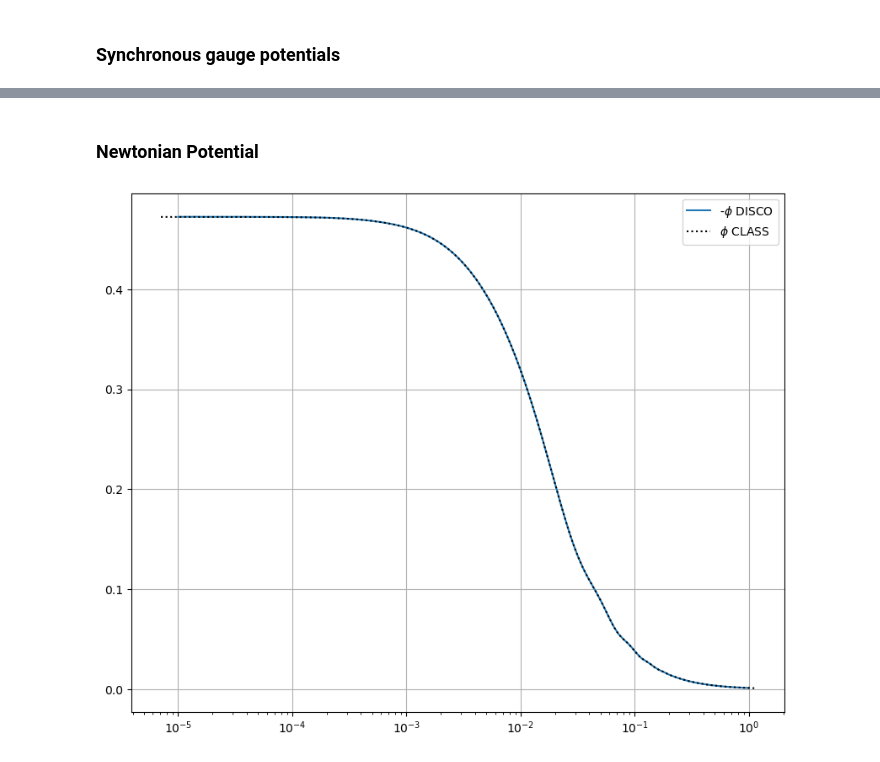
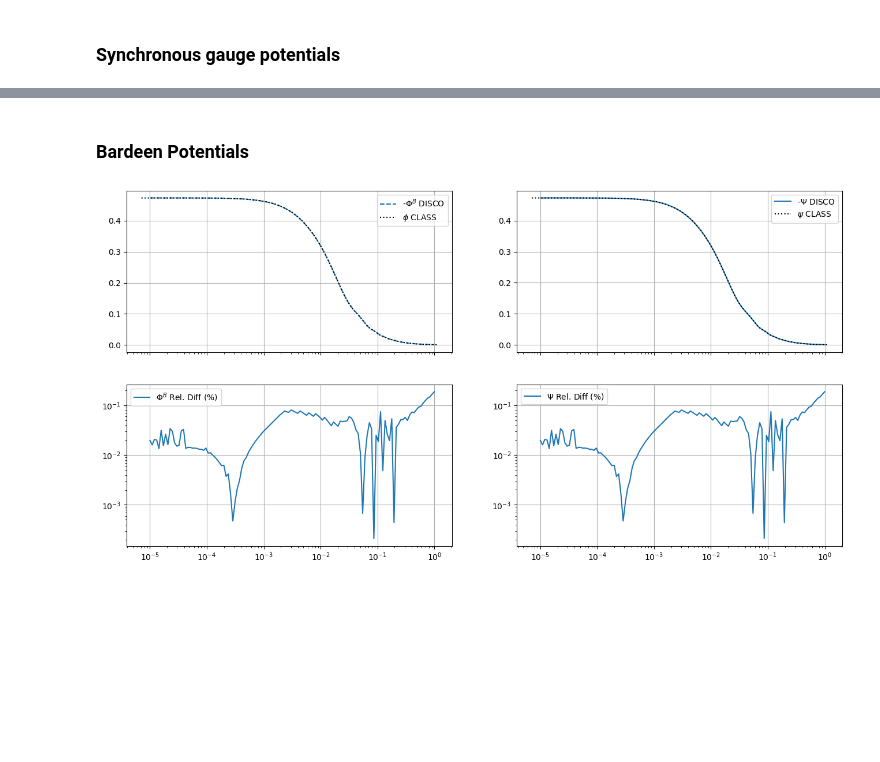
Before and after one commit to EstradaLlesta/DISCO-EB, a Jupyter notebook: notebooks/ClassPotentials.ipynb, the cells around one changed output, grey strips where cells are left out. Drawn from its saved outputs; the diff is of its cells as text; code cells hidden in the pictures; blank space fills up the shorter version.

```diff
--- a/notebooks/ClassPotentials.ipynb
+++ b/notebooks/ClassPotentials.ipynb
@@ -288,2 +262,0 @@ plt.show()
-# %% [markdown]
-### Newtonian Potential
@@ -303,14 +263,37 @@ for i in range(kmodes.shape[0]):
-# %%
-fig, ax = plt.subplots(1,figsize=(10, 8),sharex = True)
-
-ax.semilogx()
-ax.plot(kmodes, -phi_disco[:,-1], label = "-$\\phi$ DISCO")
-# ax.plot(kmodes_w, -phi_disco_w[:,-1], label = "-$\\phi$ w DISCO", linestyle = 'dotted')
-ax.plot(k_class, phi_class[:,-1], label = "$\\phi$ CLASS", color = 'k',linestyle = 'dotted')
-# ax.plot(kmodes, phi_k, label = "$\\phi$ CLASS (pert)")
-ax.legend()
-ax.grid()
-
-plt.show()
-# %% [output]
-[figure, removed]
+# %% [markdown]
+### Bardeen Potentials
+# %%
+# Getting DISCO phi & psi from perturbations output (MB95 eq. 18)
+PhiB_disco, Psi_disco = y[:,:,23], y[:,:,24]
+
+# Interpolating CLASS potentials
+phi_class_interp = interp1d(k_class, phi_class[:,-1])(kmodes)
+psi_class_interp = interp1d(k_class, psi_class[:,-1])(kmodes)
+# %%
+fig, ax = plt.subplots(2,2,figsize=(16, 8),sharex = True)
+
+ax[0,0].semilogx()
+ax[0,0].plot(kmodes, -PhiB_disco[:,-1], label = "-$\\Phi^B$ DISCO", linestyle = 'dashed')
+ax[0,0].plot(k_class, phi_class[:,-1], label = "$\\phi$ CLASS", color = 'k',linestyle = 'dotted')
+ax[0,0].legend()
+ax[0,0].grid()
+
+ax[1,0].loglog()
+ax[1,0].plot(kmodes, np.abs(phi_class_interp - (-PhiB_disco[:,-1]))/phi_class_interp*100, label = "$\\Phi^B$ Rel. Diff $(\\%)$")
+ax[1,0].legend()
+ax[1,0].grid()
+
+ax[0,1].semilogx()
+ax[0,1].plot(kmodes, -Psi_disco[:,-1], label = "-$\\Psi$ DISCO")
+ax[0,1].plot(k_class, psi_class[:,-1], label = "$\\psi$ CLASS", color = 'k',linestyle = 'dotted')
+ax[0,1].legend()
+ax[0,1].grid()
+
+ax[1,1].loglog()
+ax[1,1].plot(kmodes, np.abs(psi_class_interp - (-Psi_disco[:,-1]))/psi_class_interp*100, label = "$\\Psi$ Rel. Diff $(\\%)$")
+ax[1,1].legend()
+ax[1,1].grid()
+
+plt.show()
+# %% [output]
+[figure, added]
```
Also changed, not shown: parts of 7 cells of this notebook, 1 other file.
